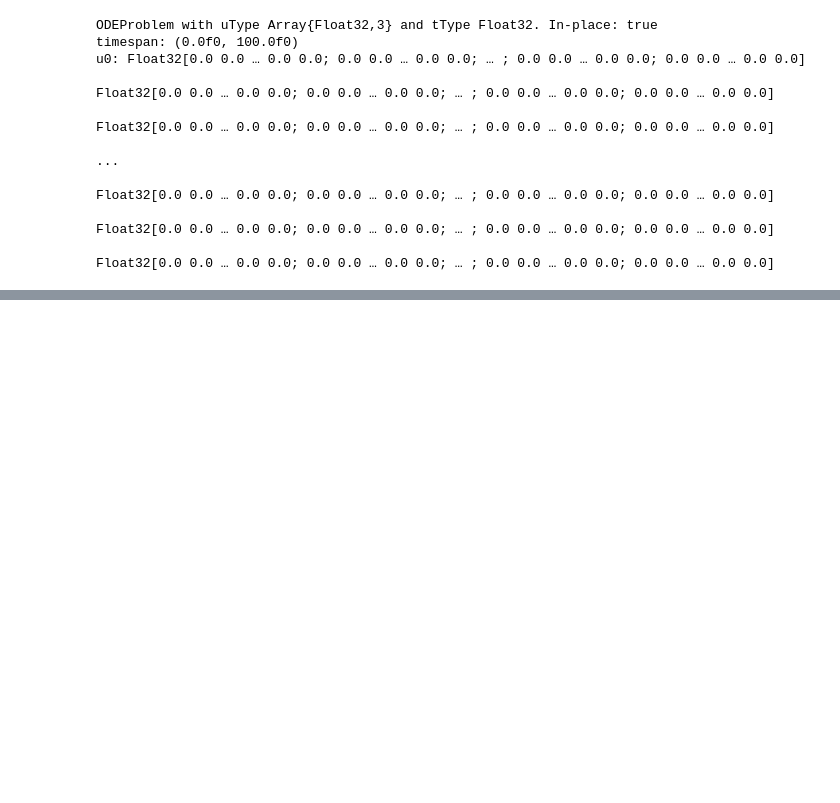
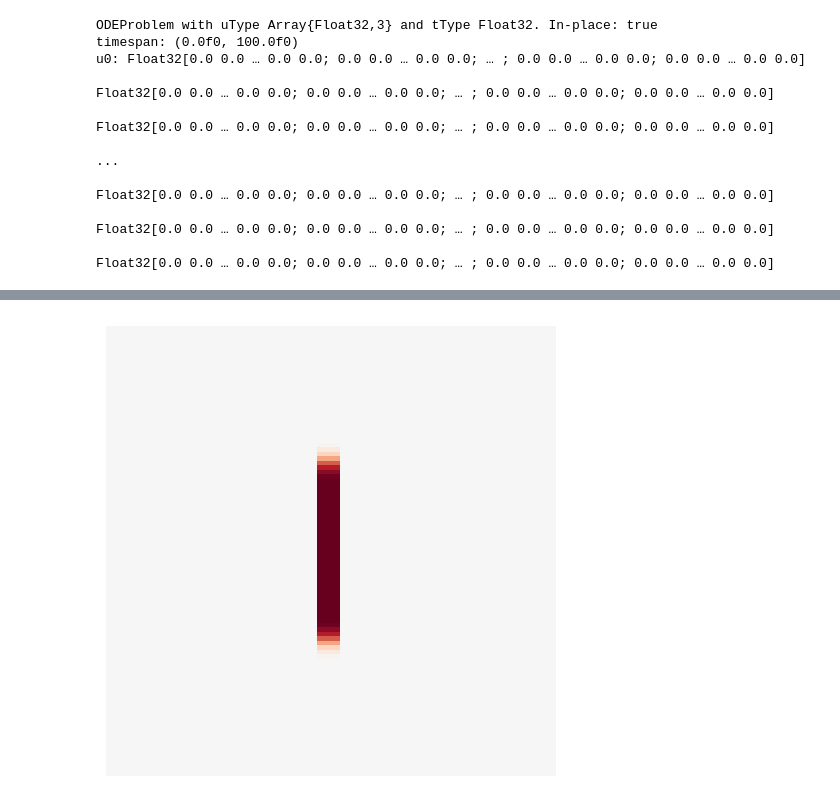
Before and after one commit to nialltc/MEngProject.jl, a Jupyter notebook: notebooks/struct_dev.ipynb, the cells around one changed output, grey strips where cells are left out. Drawn from its saved outputs; the diff is of its cells as text; code cells hidden in the pictures; blank space fills up the shorter version.

```diff
--- a/notebooks/struct_dev.ipynb
+++ b/notebooks/struct_dev.ipynb
@@ -87,0 +92,2 @@ sol = solve(prob)
+# %%
+k = Kernel.gaussian((2,0.05), (9,9))
@@ -87,0 +105,3 @@ sol = solve(prob)
+# %%
+img_n = reshape(img, 100,100,1,1);
+k_n = reshape(k, 9,9,1,1)
@@ -87,0 +120,2 @@ sol = solve(prob)
+# %%
+i_nn = NNlib.conv(img_n, k_n, pad=4)
@@ -87,0 +145,4 @@ sol = solve(prob)
+# %%
+Utils.plot_rb(i_nn[:,:,1,1])
+# %% [output]
+[figure, added]
```
Also changed, not shown: parts of 22 cells of this notebook, 4 other files.
